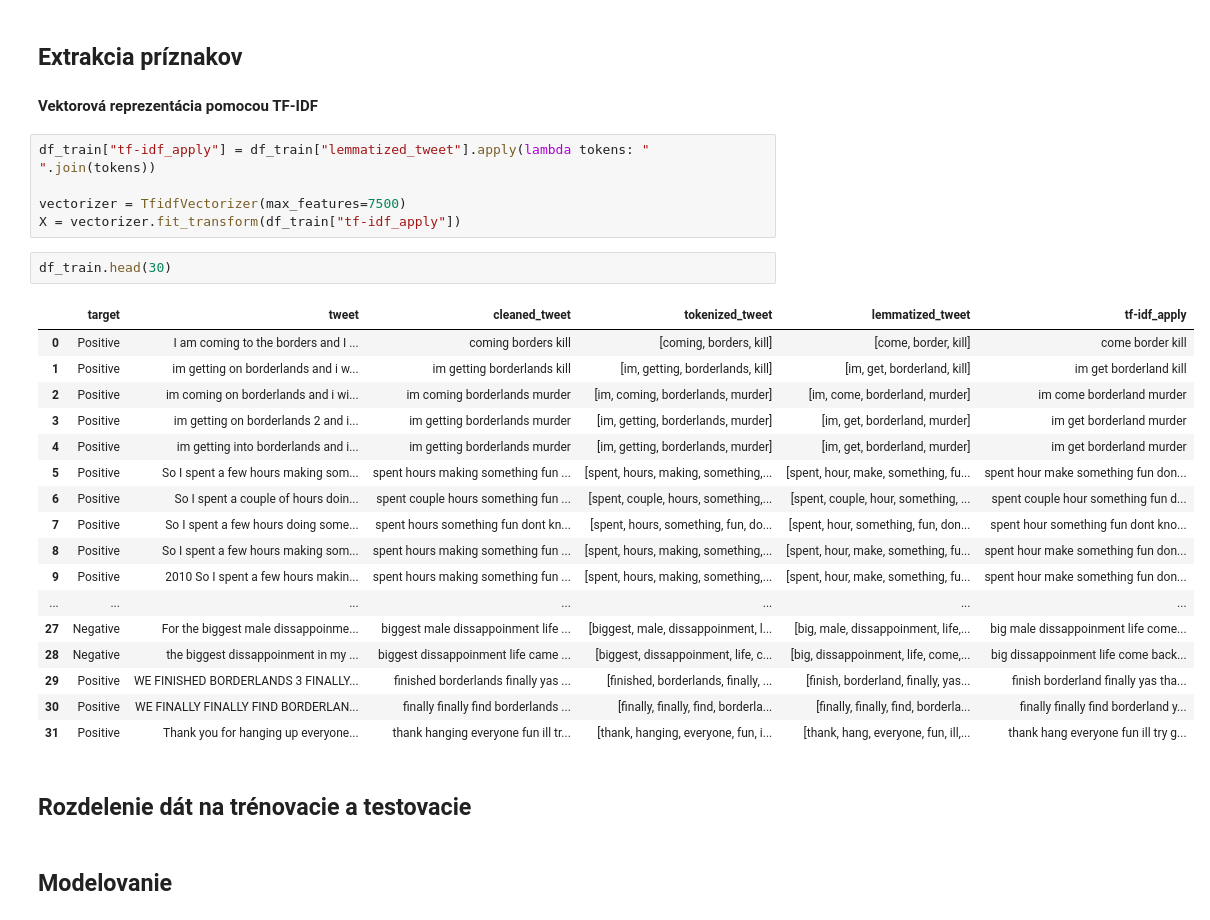
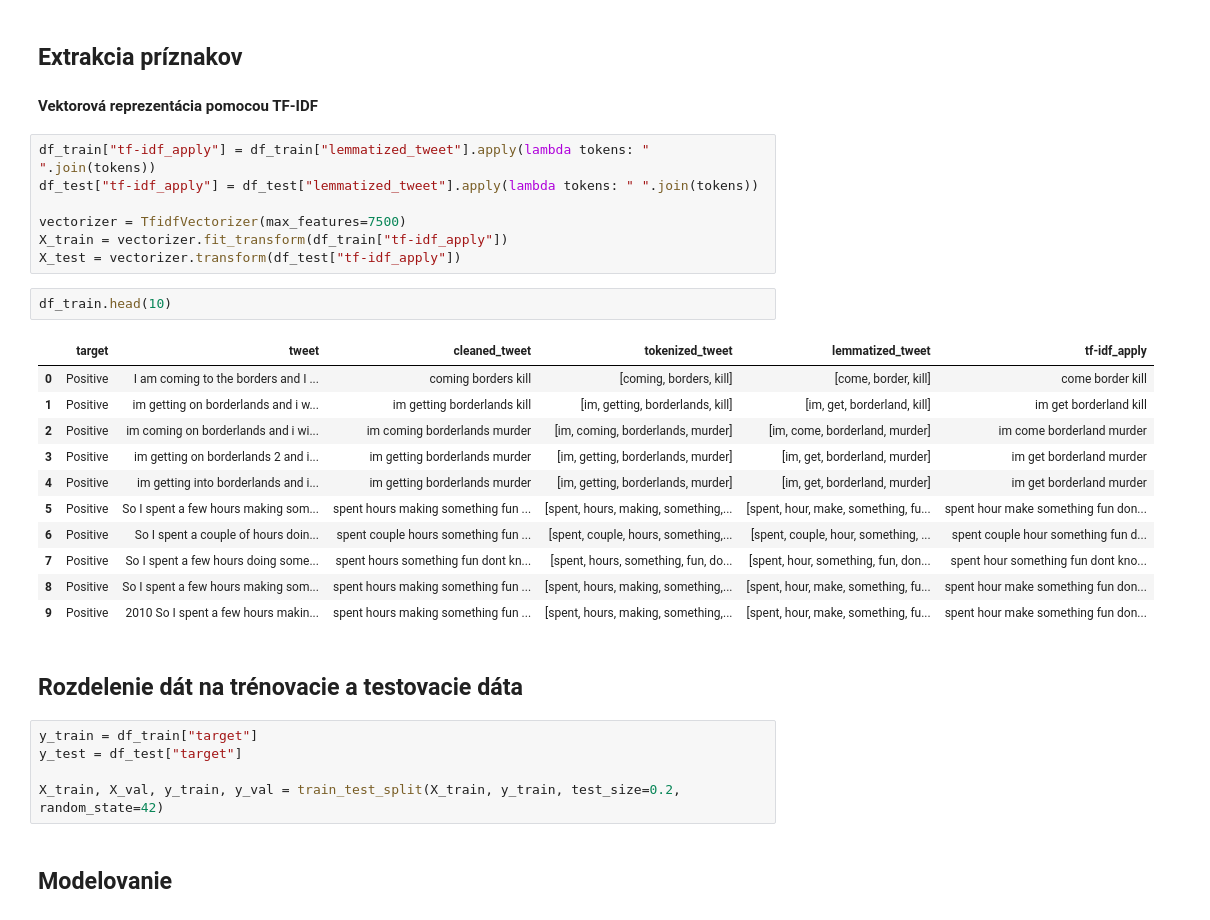
Before and after one commit to M4jkky/MZ-Sentiment-Analysis, a Jupyter notebook: sentiment-analysis.ipynb, the cells around one changed output. Drawn from its saved outputs; the diff is of its cells as text.

Commit message:
rozdelenie train, test a male upravy

```diff
--- a/sentiment-analysis.ipynb
+++ b/sentiment-analysis.ipynb
@@ -168,31 +172,32 @@ df_train["lemmatized_tweet"] = df_train["tokenized_tweet"].apply(lemmatize_text)
 #### Vektorová reprezentácia pomocou TF-IDF
 # %%
 df_train["tf-idf_apply"] = df_train["lemmatized_tweet"].apply(lambda tokens: " ".join(tokens))
+df_test["tf-idf_apply"] = df_test["lemmatized_tweet"].apply(lambda tokens: " ".join(tokens))
 
 vectorizer = TfidfVectorizer(max_features=7500)
-X = vectorizer.fit_transform(df_train["tf-idf_apply"])
+X_train = vectorizer.fit_transform(df_train["tf-idf_apply"])
+X_test = vectorizer.transform(df_test["tf-idf_apply"])
 # %%
-df_train.head(30)
+df_train.head(10)
 # %% [output]
 |  | target | tweet | cleaned_tweet | tokenized_tweet | lemmatized_tweet | tf-idf_apply |
 | 0 | Positive | I am coming to the borders and I ... | coming borders kill | [coming, borders, kill] | [come, border, kill] | come border kill |
 | 1 | Positive | im getting on borderlands and i w... | im getting borderlands kill | [im, getting, borderlands, kill] | [im, get, borderland, kill] | im get borderland kill |
 | 2 | Positive | im coming on borderlands and i wi... | im coming borderlands murder | [im, coming, borderlands, murder] | [im, come, borderland, murder] | im come borderland murder |
 | 3 | Positive | im getting on borderlands 2 and i... | im getting borderlands murder | [im, getting, borderlands, murder] | [im, get, borderland, murder] | im get borderland murder |
 | 4 | Positive | im getting into borderlands and i... | im getting borderlands murder | [im, getting, borderlands, murder] | [im, get, borderland, murder] | im get borderland murder |
 | 5 | Positive | So I spent a few hours making som... | spent hours making something fun ... | [spent, hours, making, something,... | [spent, hour, make, something, fu... | spent hour make something fun don... |
 | 6 | Positive | So I spent a couple of hours doin... | spent couple hours something fun ... | [spent, couple, hours, something,... | [spent, couple, hour, something, ... | spent couple hour something fun d... |
 | 7 | Positive | So I spent a few hours doing some... | spent hours something fun dont kn... | [spent, hours, something, fun, do... | [spent, hour, something, fun, don... | spent hour something fun dont kno... |
 | 8 | Positive | So I spent a few hours making som... | spent hours making something fun ... | [spent, hours, making, something,... | [spent, hour, make, something, fu... | spent hour make something fun don... |
 | 9 | Positive | 2010 So I spent a few hours makin... | spent hours making something fun ... | [spent, hours, making, something,... | [spent, hour, make, something, fu... | spent hour make something fun don... |
-| ... | ... | ... | ... | ... | ... | ... |
-| 27 | Negative | For the biggest male dissappoinme... | biggest male dissappoinment life ... | [biggest, male, dissappoinment, l... | [big, male, dissappoinment, life,... | big male dissappoinment life come... |
-| 28 | Negative | the biggest dissappoinment in my ... | biggest dissappoinment life came ... | [biggest, dissappoinment, life, c... | [big, dissappoinment, life, come,... | big dissappoinment life come back... |
-| 29 | Positive | WE FINISHED BORDERLANDS 3 FINALLY... | finished borderlands finally yas ... | [finished, borderlands, finally, ... | [finish, borderland, finally, yas... | finish borderland finally yas tha... |
-| 30 | Positive | WE FINALLY FINALLY FIND BORDERLAN... | finally finally find borderlands ... | [finally, finally, find, borderla... | [finally, finally, find, borderla... | finally finally find borderland y... |
-| 31 | Positive | Thank you for hanging up everyone... | thank hanging everyone fun ill tr... | [thank, hanging, everyone, fun, i... | [thank, hang, everyone, fun, ill,... | thank hang everyone fun ill try g... |
 # %% [markdown]
-## Rozdelenie dát na trénovacie a testovacie
+## Rozdelenie dát na trénovacie a testovacie dáta
+# %%
+y_train = df_train["target"]
+y_test = df_test["target"]
+
+X_train, X_val, y_train, y_val = train_test_split(X_train, y_train, test_size=0.2, random_state=42)
 # %% [markdown]
 ## Modelovanie
 # %% [markdown]
```
Also changed, not shown: parts of 4 cells of this notebook.
